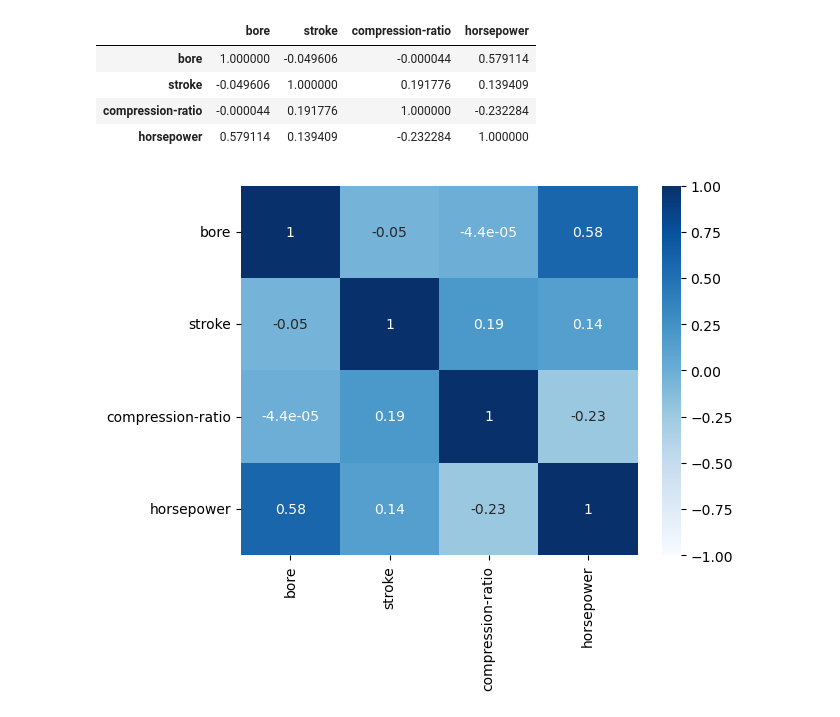
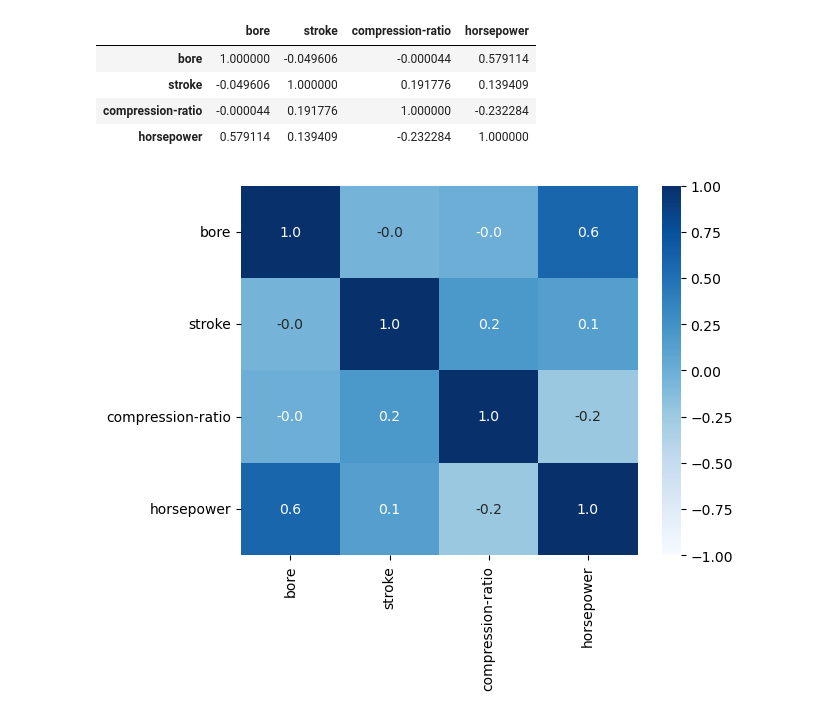
Before and after one commit to jgomezz/cpe_ciencia_datos_python, a Jupyter notebook: mod3_analitica_datos_python/semana_02_analisis_exploratorio_datos.ipynb, the cells around one changed output. Saved outputs shown, nothing was run; the diff lists cells and outputs as text; code cells hidden in the pictures.

```diff
--- a/mod3_analitica_datos_python/semana_02_analisis_exploratorio_datos.ipynb
+++ b/mod3_analitica_datos_python/semana_02_analisis_exploratorio_datos.ipynb
@@ -160,7 +160,7 @@ df[custom_var].corr()
 | compression-ratio | -0.000044 | 0.191776 | 1.000000 | -0.232284 |
 | horsepower | 0.579114 | 0.139409 | -0.232284 | 1.000000 |
 # %%
-sns.heatmap(df[custom_var].corr(), vmin=-1,vmax=1, annot=True, cmap='Blues')
+sns.heatmap(df[custom_var].corr(), vmin=-1,vmax=1, annot=True, fmt='.1f', cmap='Blues')
 plt.show()
 # %% [output]
-[figure, old version]
+[figure, new version]
```
